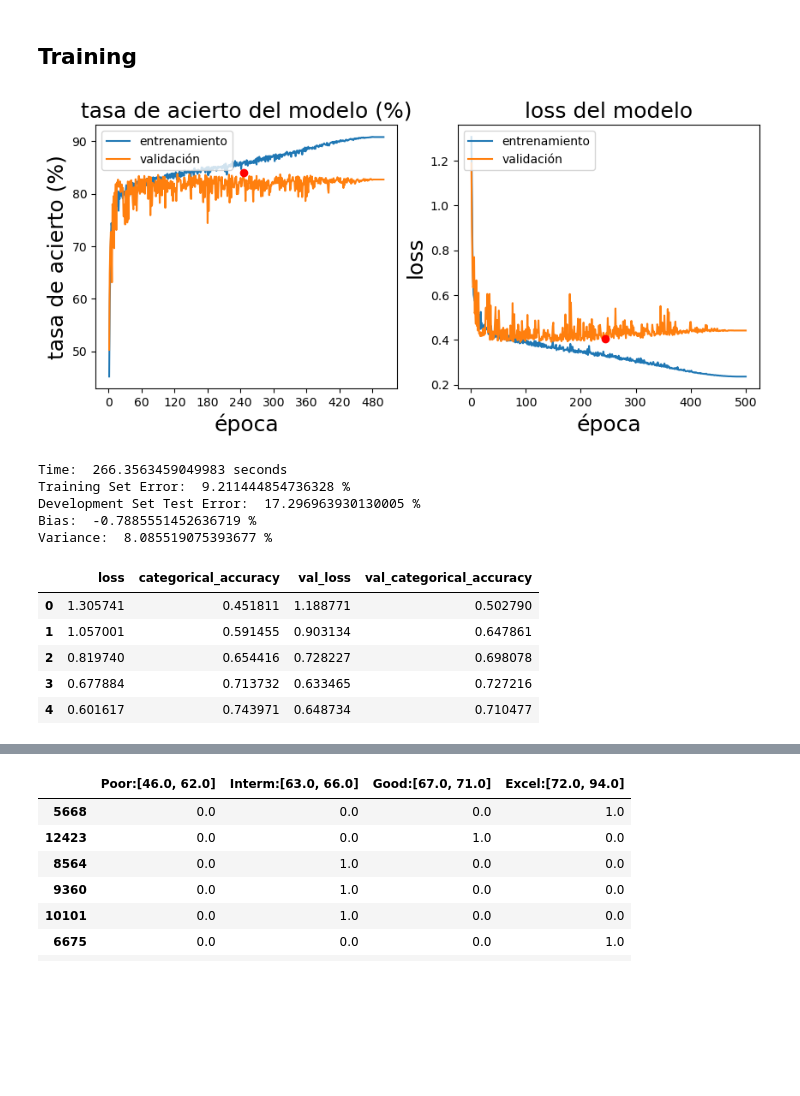
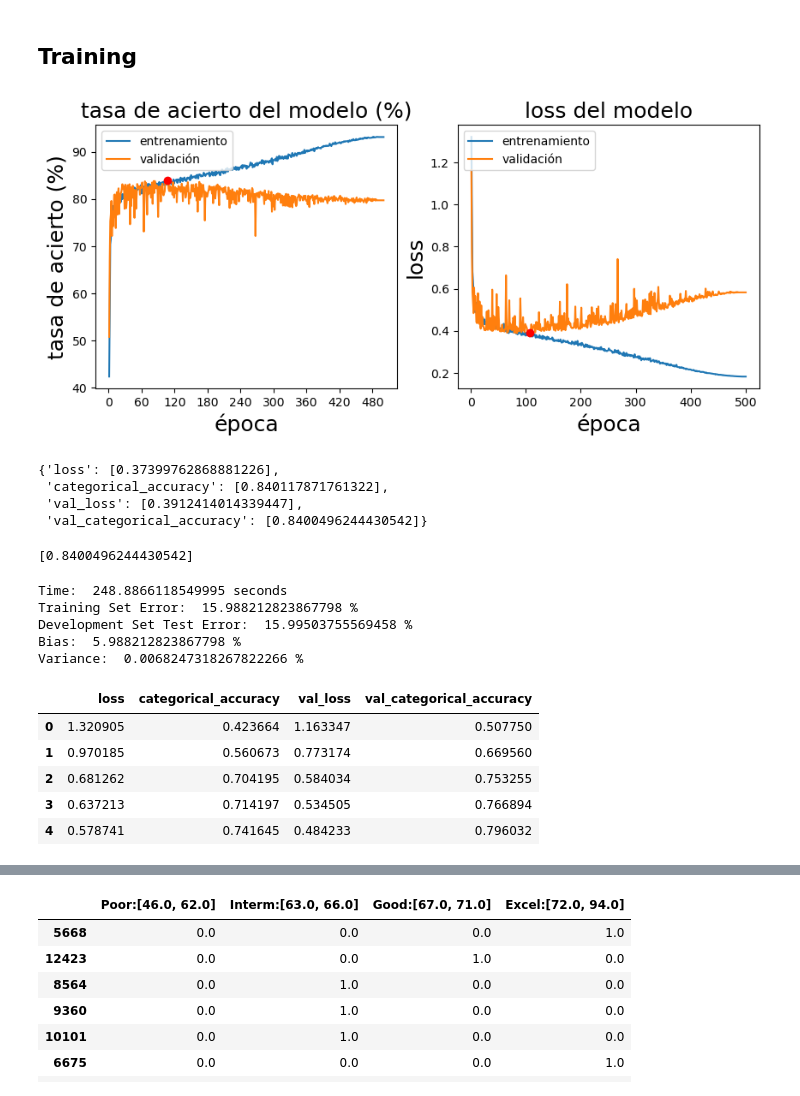
Before and after one commit to adrialf10/FIFA_NN, a Jupyter notebook: Fifa19_v1_Gr.ipynb, the cells around one changed output, grey strips where cells are left out. Drawn from its saved outputs; the diff is of its cells as text; code cells hidden in the pictures; blank space fills up the shorter version.

```diff
--- a/Fifa19_v1_Gr.ipynb
+++ b/Fifa19_v1_Gr.ipynb
@@ -47,7 +39,7 @@ print("Total:", n_instances, "| Train:", n_train, "| Dev Test:", n_dev," | Final
 Total: 16122 | Train: 12897 | Dev Test: 1612  | Final Test: 1613
 # %%
 x_train, X_test, t_train, y_test = train_test_split(attributes,label,
-                                                    test_size=0.2,
+                                                    test_size=1-TRAIN_RATE,
                                                     random_state=1992,
                                                     stratify=label)
 
@@ -67,9 +59,9 @@ X_test: (1612, 17) | T_test: (1612, 4)
 # %% [markdown]
 ## Model
 # %%
-n_neurons_per_layer = [500, 250, 75, 25]
+n_neurons_per_layer = [128, 64, 32, 16]
 learning_rate = 0.1
 n_epochs = 500
-batch_size = 512
+batch_size = 256
 # %%
 model = keras.Sequential(name = "FifaNetwork")
@@ -118,8 +96,8 @@ Non-trainable params: 0
 _________________________________________________________________
 # %%
 num_train_steps=(n_train // batch_size)*n_epochs
-lr_scheduler = tf.keras.optimizers.schedules.PolynomialDecay(initial_learning_rate=0.1,
-                               end_learning_rate=1e-8,
+lr_scheduler = tf.keras.optimizers.schedules.PolynomialDecay(initial_learning_rate=learning_rate,
+                               end_learning_rate=1e-6,
                                decay_steps=num_train_steps)
 # %%
 model.compile(optimizer = tf.keras.optimizers.SGD(learning_rate = lr_scheduler),
@@ -184,65 +162,77 @@ callbacks_list = [checkpoint]
 for e in range(n_epochs):
 
     history = model.fit(x_train, t_train,
                     batch_size = batch_size,
                     epochs = 1,
                     callbacks=callbacks_list,
                     verbose = 1,
                     shuffle = True,
                     validation_data = (x_dev, t_dev))
 
     if history.history['val_categorical_accuracy'][-1] > best_val_acc:
         print("Validation accuracy improved from",
             best_val_acc, 'to', history.history['val_categorical_accuracy'])
+        best_model=history
         print("saving weights")
         best_val_acc = history.history['val_categorical_accuracy'][-1]
 
     acum_tr_acc.append(history.history['categorical_accuracy'][0])
     acum_val_acc.append(history.history['val_categorical_accuracy'][0])
     acum_tr_loss.append(history.history['loss'][0])
     acum_val_loss.append(history.history['val_loss'][0])
 
     if len(acum_tr_acc) > 1:
         clear_output()
         best_i = np.argmax(acum_val_acc)
         grafica_entrenamiento(acum_tr_acc, acum_val_acc, acum_tr_loss, acum_val_loss, best_i)
 
 
     results=pd.concat([results,pd.DataFrame(history.history)])
     results_temp = pd.DataFrame(history.history)
 # %% [output]
-[figure, old version]
+[figure, new version]
 # %%
 results=results.reset_index(drop=True)
 # %%
 from keras.models import load_model
 model = load_model(modelpath)
+# %%
+best_model.history
+# %% [output]
+{'loss': [0.37399762868881226],
+ 'categorical_accuracy': [0.840117871761322],
+ 'val_loss': [0.3912414014339447],
+ 'val_categorical_accuracy': [0.8400496244430542]}
+# %%
+best_model.history['val_categorical_accuracy']
+# %% [output]
+[0.8400496244430542]
 # %%
 print ("Time: ", time.perf_counter() - start, "seconds")
 
 human_error = 10
-train_error = 100 - (results.categorical_accuracy.values[-1:][0] * 100)
-test_error = 100 - (results.val_categorical_accuracy.values[-1:][0] * 100)
+train_error = 100 - (best_model.history['categorical_accuracy'][0] * 100)
+test_error = 100 - (best_model.history['val_categorical_accuracy'][0] * 100)
 
 print ("Training Set Error: ", train_error, "%")
 print ("Development Set Test Error: ", test_error, "%")
 print ("Bias: ", train_error - human_error, "%")
 print ("Variance: ", test_error - train_error, "%")
 # %% [output]
-Time:  266.3563459049983 seconds
-Training Set Error:  9.211444854736328 %
-Development Set Test Error:  17.296963930130005 %
-Bias:  -0.7885551452636719 %
-Variance:  8.085519075393677 %
+Time:  248.8866118549995 seconds
+Training Set Error:  15.988212823867798 %
+Development Set Test Error:  15.99503755569458 %
+Bias:  5.988212823867798 %
+Variance:  0.0068247318267822266 %
 # %%
 results.head()
 # %% [output]
 |  | loss | categorical_accuracy | val_loss | val_categorical_accuracy |
-| 0 | 1.305741 | 0.451811 | 1.188771 | 0.502790 |
-| 1 | 1.057001 | 0.591455 | 0.903134 | 0.647861 |
-| 2 | 0.819740 | 0.654416 | 0.728227 | 0.698078 |
-| 3 | 0.677884 | 0.713732 | 0.633465 | 0.727216 |
-| 4 | 0.601617 | 0.743971 | 0.648734 | 0.710477 |
+| 0 | 1.320905 | 0.423664 | 1.163347 | 0.507750 |
+| 1 | 0.970185 | 0.560673 | 0.773174 | 0.669560 |
+| 2 | 0.681262 | 0.704195 | 0.584034 | 0.753255 |
+| 3 | 0.637213 | 0.714197 | 0.534505 | 0.766894 |
+| 4 | 0.578741 | 0.741645 | 0.484233 | 0.796032 |
 # %%
 results.plot(figsize = (8, 5))
 plt.grid(True)
```
Also changed, not shown: parts of 9 cells of this notebook.
